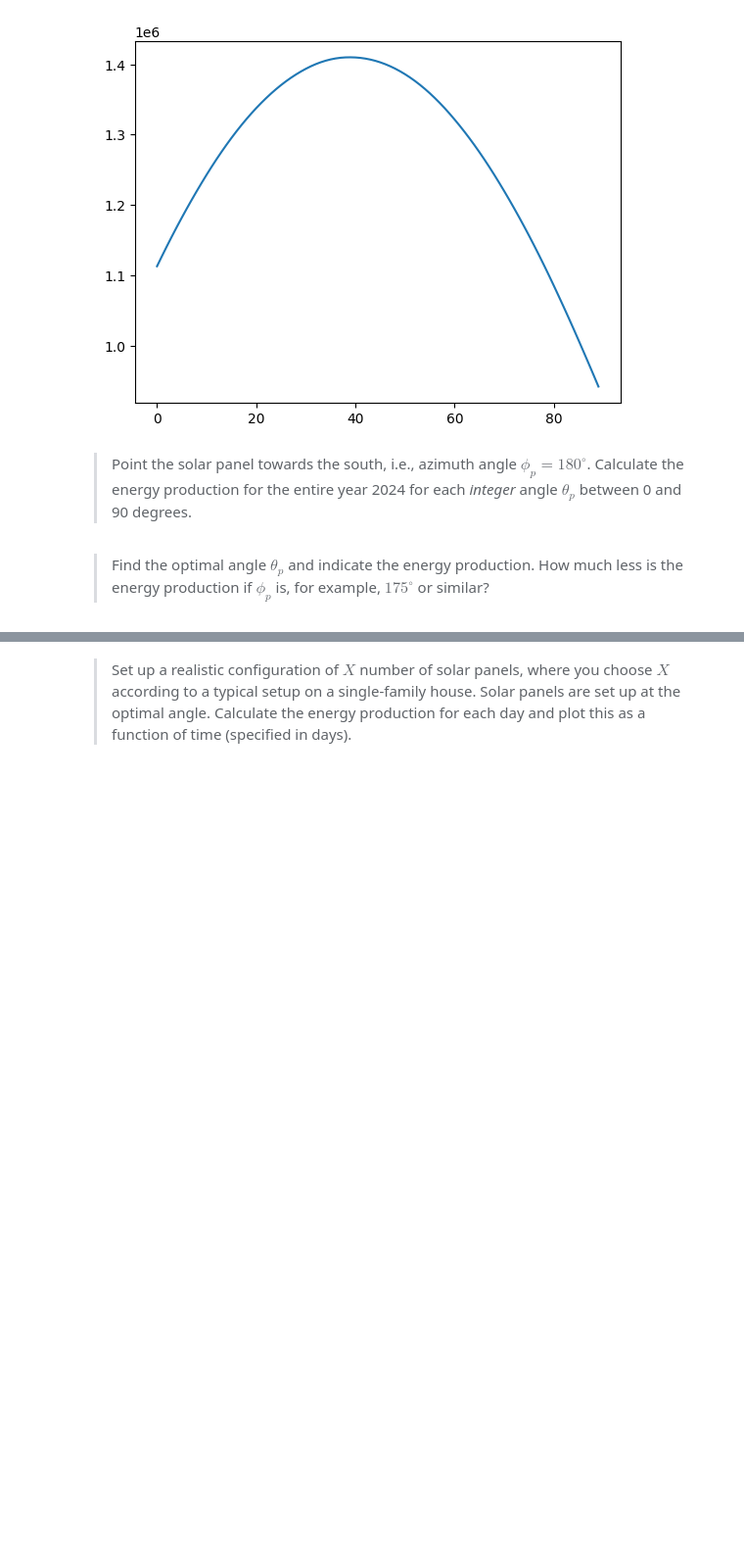
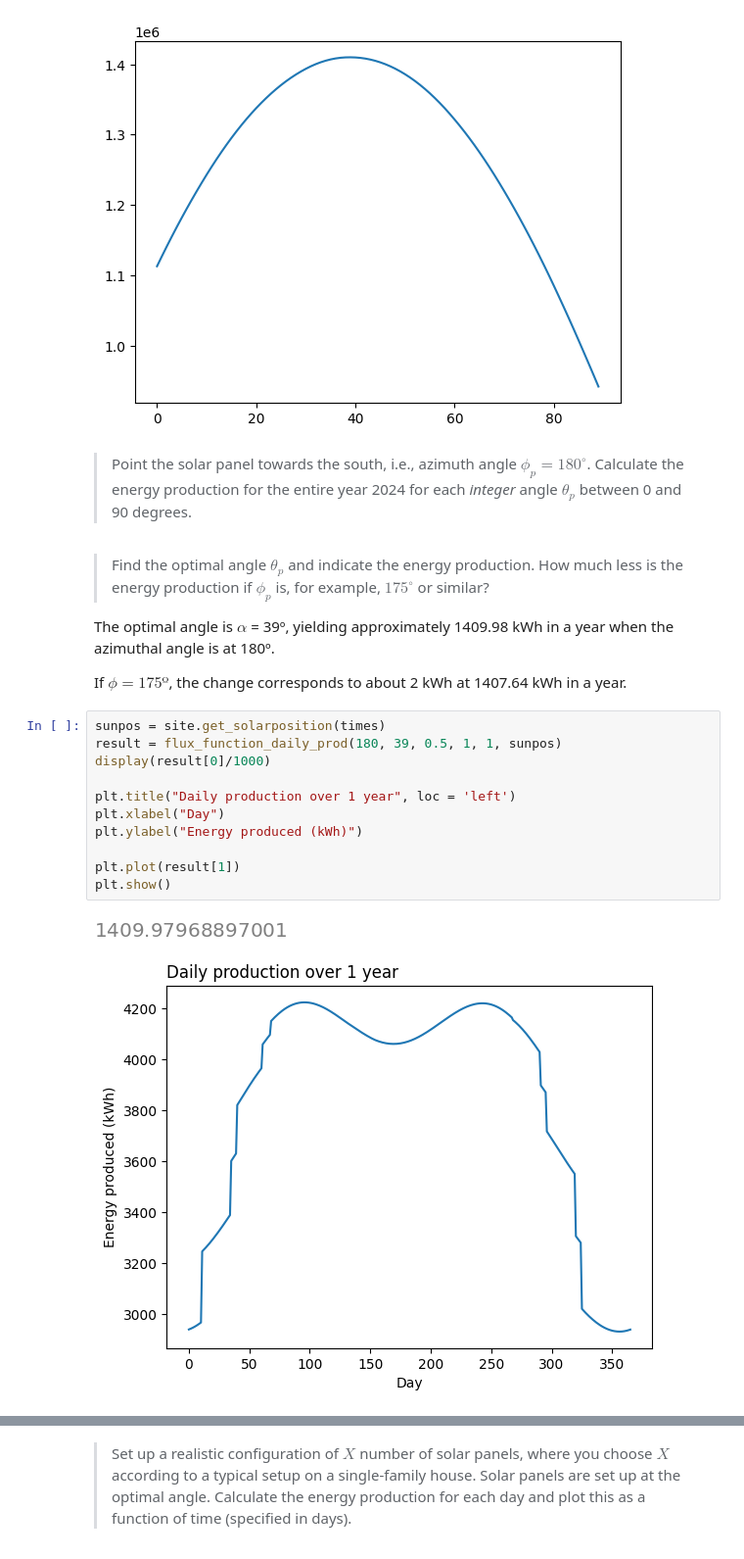
Before and after one commit to Romultra/Ultra-solar-panels, a Jupyter notebook: Questions.ipynb, the cells around one changed output, grey strips where cells are left out. Shown at 98% size. Drawn from its saved outputs; the diff is of its cells as text; blank space fills up the shorter version.

```diff
--- a/Questions.ipynb
+++ b/Questions.ipynb
@@ -465,3 +464,21 @@ Enegry production at this angle: 1409.9796889700092 kWh
 > Point the solar panel towards the south, i.e., azimuth angle $\phi_p = 180^\circ$. Calculate the energy production for the entire year 2024 for each *integer* angle $\theta_p$ between 0 and 90 degrees.
 # %% [markdown]
 > Find the optimal angle $\theta_p$ and indicate the energy production. How much less is the energy production if $\phi_p$ is, for example, $175^\circ$ or similar?
+
+The optimal angle is $\alpha$ = 39º, yielding approximately 1409.98 kWh in a year when the azimuthal angle is at 180º.
+
+If $\phi = 175º$, the change corresponds to about 2 kWh at 1407.64 kWh in a year.
+# %%
+sunpos = site.get_solarposition(times)
+result = flux_function_daily_prod(180, 39, 0.5, 1, 1, sunpos)
+display(result[0]/1000)
+
+plt.title("Daily production over 1 year", loc = 'left')
+plt.xlabel("Day")
+plt.ylabel("Energy produced (kWh)")
+
+plt.plot(result[1])
+plt.show()
+# %% [output]
+[figure, added]
+[figure, added]
```
Also changed, not shown: parts of 5 cells of this notebook.
